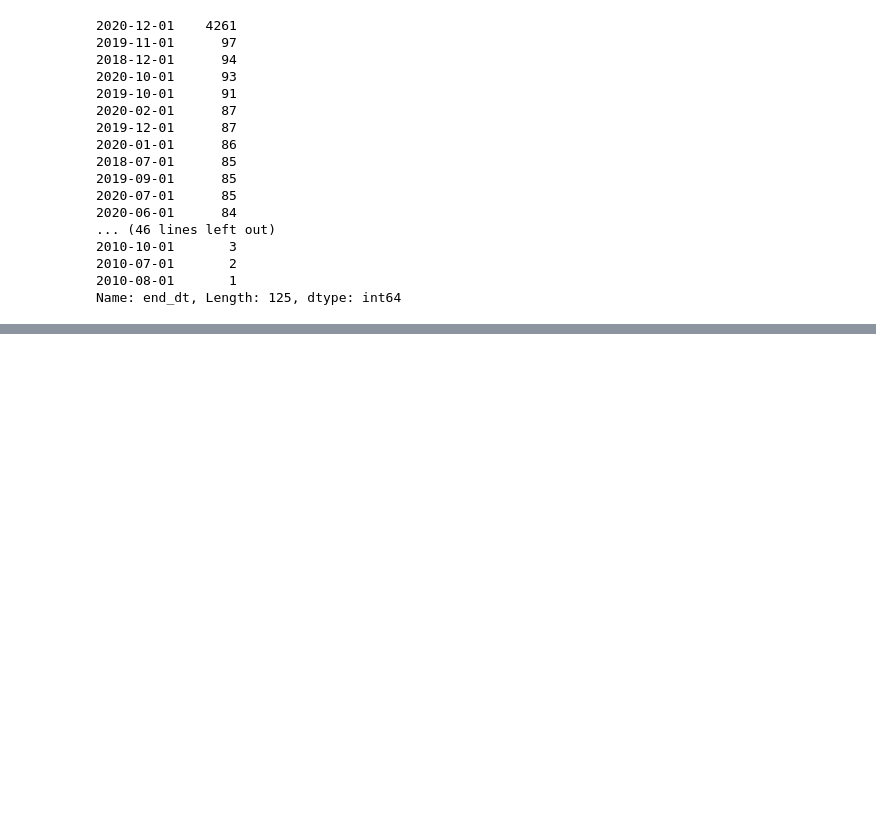
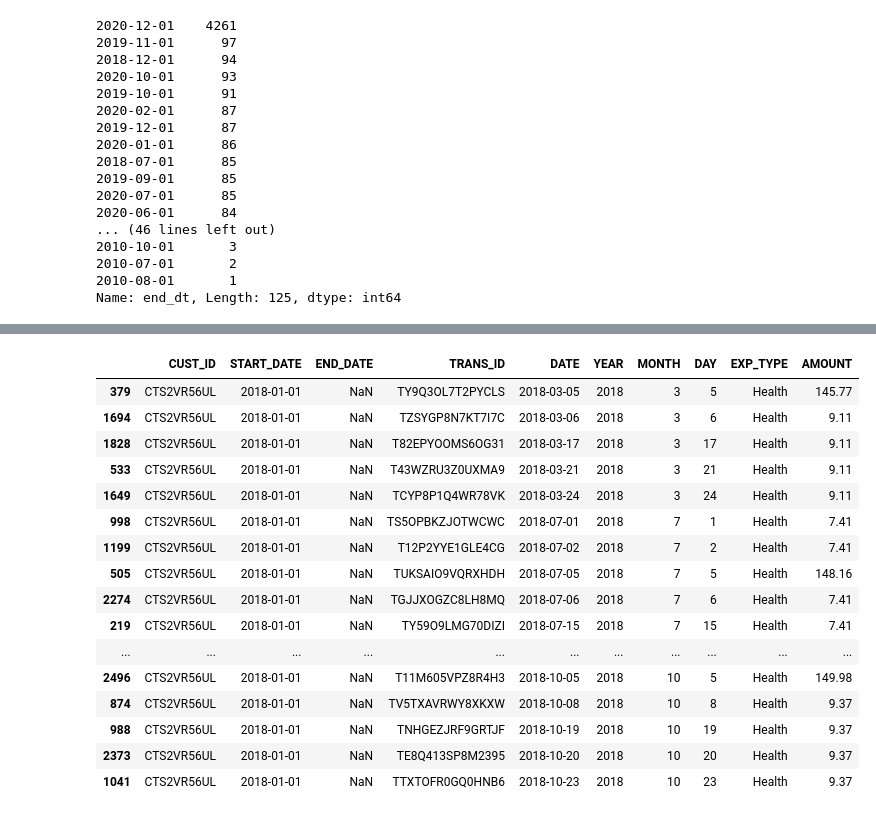
Before and after one commit to conorosully/medium-articles, a Jupyter notebook: src/transaction_data_generator.ipynb, the cells around one changed output, grey strips where cells are left out. Cells and saved outputs as stored; diff of their text form; code cells hidden in the pictures; blank space fills up the shorter version.

```diff
--- a/src/transaction_data_generator.ipynb
+++ b/src/transaction_data_generator.ipynb
@@ -371,0 +593,20 @@ prop_dict
+# %%
+customer[customer.EXP_TYPE ==exp_types[4]].sort_values(by='DATE')
+# %% [output]
+|  | CUST_ID | START_DATE | END_DATE | TRANS_ID | DATE | YEAR | MONTH | DAY | EXP_TYPE | AMOUNT |
+| 379 | CTS2VR56UL | 2018-01-01 | NaN | TY9Q3OL7T2PYCLS | 2018-03-05 | 2018 | 3 | 5 | Health | 145.77 |
+| 1694 | CTS2VR56UL | 2018-01-01 | NaN | TZSYGP8N7KT7I7C | 2018-03-06 | 2018 | 3 | 6 | Health | 9.11 |
+| 1828 | CTS2VR56UL | 2018-01-01 | NaN | T82EPYOOMS6OG31 | 2018-03-17 | 2018 | 3 | 17 | Health | 9.11 |
+| 533 | CTS2VR56UL | 2018-01-01 | NaN | T43WZRU3Z0UXMA9 | 2018-03-21 | 2018 | 3 | 21 | Health | 9.11 |
+| 1649 | CTS2VR56UL | 2018-01-01 | NaN | TCYP8P1Q4WR78VK | 2018-03-24 | 2018 | 3 | 24 | Health | 9.11 |
+| 998 | CTS2VR56UL | 2018-01-01 | NaN | TS5OPBKZJOTWCWC | 2018-07-01 | 2018 | 7 | 1 | Health | 7.41 |
+| 1199 | CTS2VR56UL | 2018-01-01 | NaN | T12P2YYE1GLE4CG | 2018-07-02 | 2018 | 7 | 2 | Health | 7.41 |
+| 505 | CTS2VR56UL | 2018-01-01 | NaN | TUKSAIO9VQRXHDH | 2018-07-05 | 2018 | 7 | 5 | Health | 148.16 |
+| 2274 | CTS2VR56UL | 2018-01-01 | NaN | TGJJXOGZC8LH8MQ | 2018-07-06 | 2018 | 7 | 6 | Health | 7.41 |
+| 219 | CTS2VR56UL | 2018-01-01 | NaN | TY59O9LMG70DIZI | 2018-07-15 | 2018 | 7 | 15 | Health | 7.41 |
+| ... | ... | ... | ... | ... | ... | ... | ... | ... | ... | ... |
+| 2496 | CTS2VR56UL | 2018-01-01 | NaN | T11M605VPZ8R4H3 | 2018-10-05 | 2018 | 10 | 5 | Health | 149.98 |
+| 874 | CTS2VR56UL | 2018-01-01 | NaN | TV5TXAVRWY8XKXW | 2018-10-08 | 2018 | 10 | 8 | Health | 9.37 |
+| 988 | CTS2VR56UL | 2018-01-01 | NaN | TNHGEZJRF9GRTJF | 2018-10-19 | 2018 | 10 | 19 | Health | 9.37 |
+| 2373 | CTS2VR56UL | 2018-01-01 | NaN | TE8Q413SP8M2395 | 2018-10-20 | 2018 | 10 | 20 | Health | 9.37 |
+| 1041 | CTS2VR56UL | 2018-01-01 | NaN | TTXTOFR0GQ0HNB6 | 2018-10-23 | 2018 | 10 | 23 | Health | 9.37 |
```
Also changed, not shown: parts of 31 cells of this notebook.
